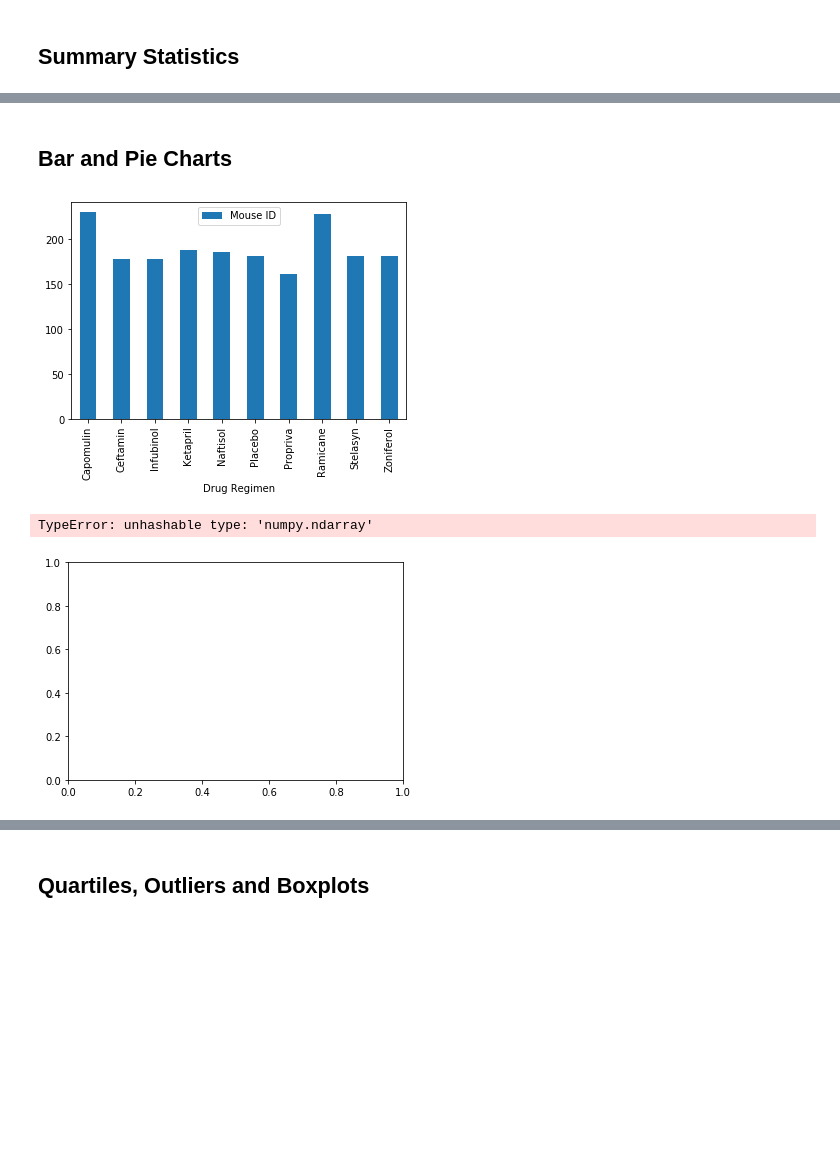
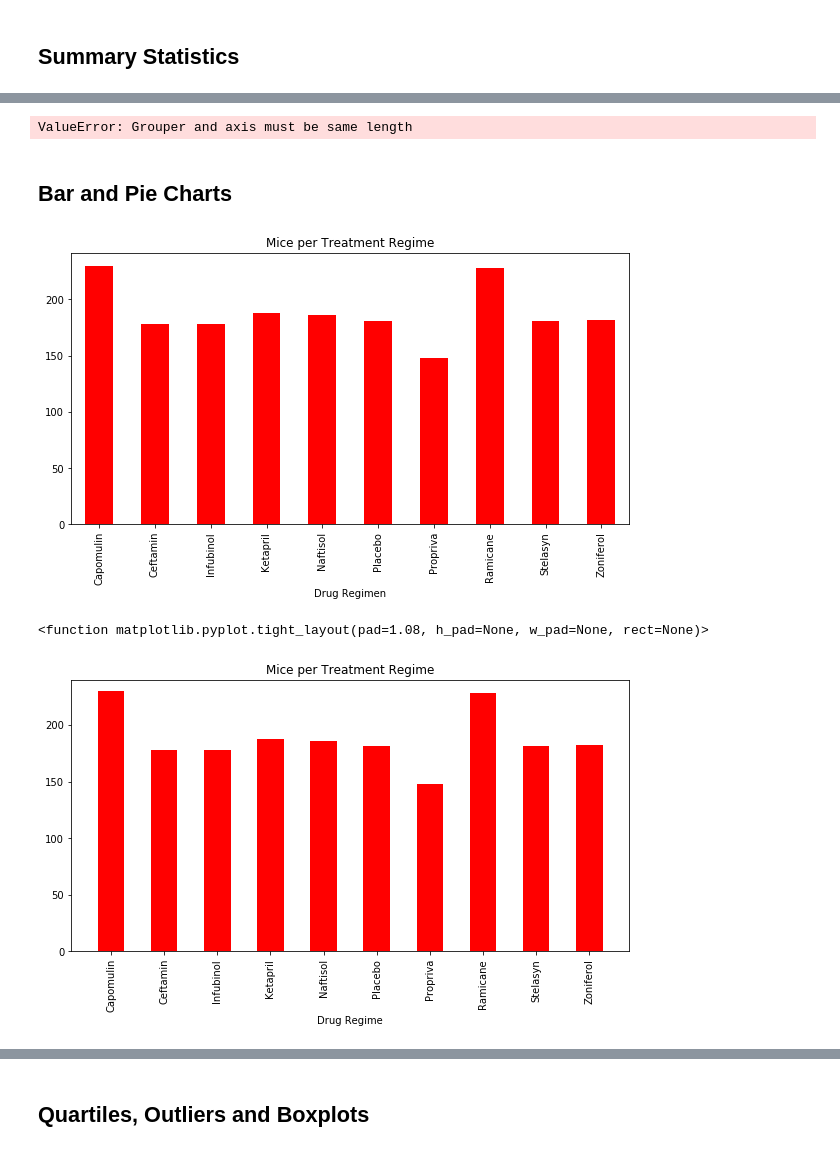
Before and after one commit to MHargita/matplotlib-challenge, a Jupyter notebook: Pymaceuticals/pymaceuticals_starter.ipynb, the cells around one changed output, grey strips where cells are left out. Cells and saved outputs as stored; diff of their text form; code cells hidden in the pictures; blank space fills up the shorter version.

```diff
--- a/Pymaceuticals/pymaceuticals_starter.ipynb
+++ b/Pymaceuticals/pymaceuticals_starter.ipynb
@@ -158,17 +95,8 @@ Zoniferol               0.516398
+# %%
+# Using the aggregation method, produce the same summary statistics in a single line
+summary_statistics_agg = clean_df.groupby([['Drug Regimen']]).agg({"Tumor Volume (mm3)" :["Mean", "Median", "Variance", "Standard Deviation", "SEM"]})
+summary_statistics_agg.head()
+# %% [output]
+ValueError: Grouper and axis must be same length
 # %% [markdown]
 ## Bar and Pie Charts
-# %%
-drug_regimen = combined_data_df.groupby('Drug Regimen')
-mice_drug = drug_regimen['Mouse ID'].count()
-mice_drug_df = mice_drug.to_frame()
-drug_chart = mice_drug_df.plot(kind="bar")
-# %% [output]
-[figure, removed]
-# %%
-drugs = [13000, 26000, 52000, 30000, ]
-x_axis = np.arange(len(new_mice_count))
-
-plt.bar(x_axis, y_axis)
-# %% [output]
-TypeError: unhashable type: 'numpy.ndarray'
-[figure, removed]
@@ -177,2 +103,31 @@ TypeError: unhashable type: 'numpy.ndarray'
+# %%
+# bar chart by dataframe
+mice_drug = summary_statistics[["Mouse ID"]]
+mice_drug.plot(kind="bar", figsize=(10,5), color= "r", legend=False)
+plt.title("Mice per Treatment Regime")
+plt.show()
+plt.tight_layout
+# %% [output]
+[figure, added]
+<function matplotlib.pyplot.tight_layout(pad=1.08, h_pad=None, w_pad=None, rect=None)>
+# %%
+# Generate a bar plot showing the total number of unique mice tested on each drug regimen using pyplot.
+x_axis = np.arange(len(mice_drug))
+tick_locations = [value for value in x_axis]
+plt.figure(figsize=(10,5))
+plt.bar(x_axis, mice_drug["Mouse ID"], color = "r", width = .5)
+plt.xticks(tick_locations, mice_drug.index.values, rotation="vertical")
+plt.xlim(-0.75, len(x_axis)-.25)
+plt.ylim(0, max(mice_drug["Mouse ID"])+10)
+
+
+
+
+
+plt.title("Mice per Treatment Regime")
+plt.xlabel("Drug Regime")
+plt.show()
+# %% [output]
+[figure, added]
 # %%
 # Generate a pie plot showing the distribution of female versus male mice using pandas
```
Also changed, not shown: parts of 20 cells of this notebook.
